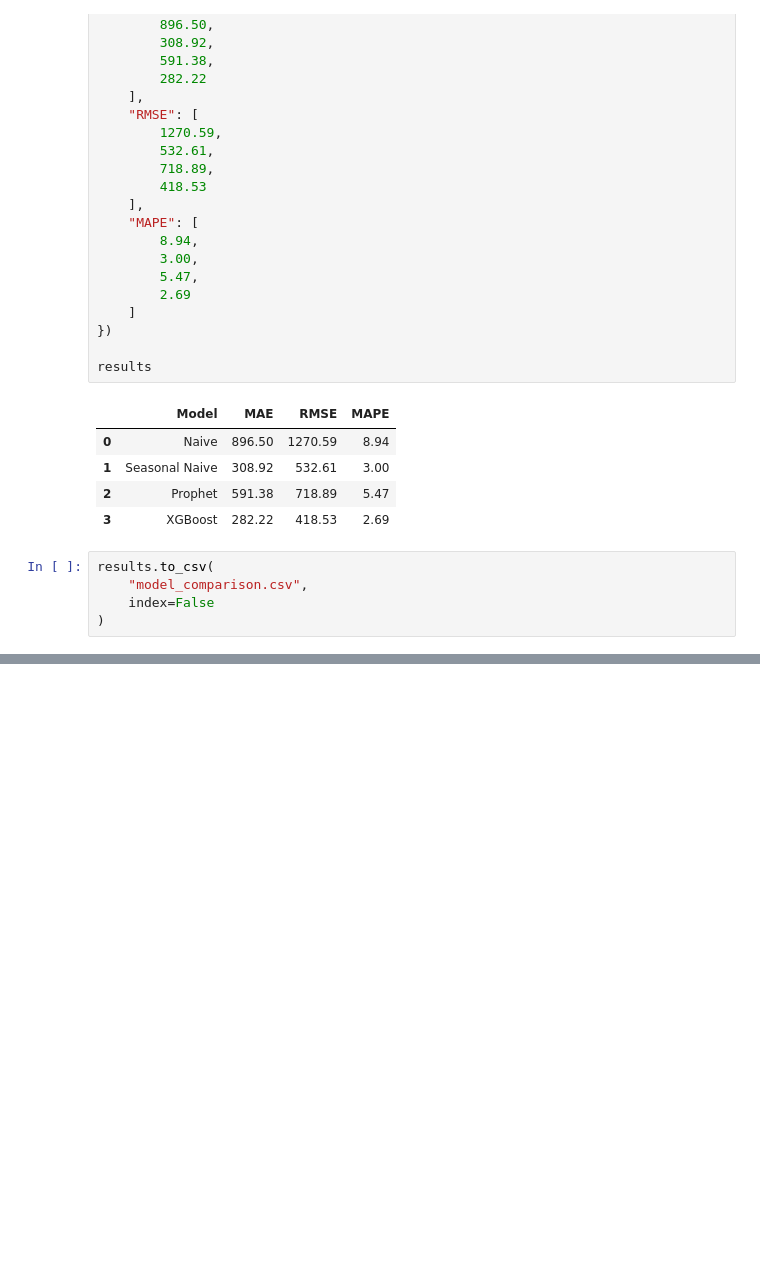
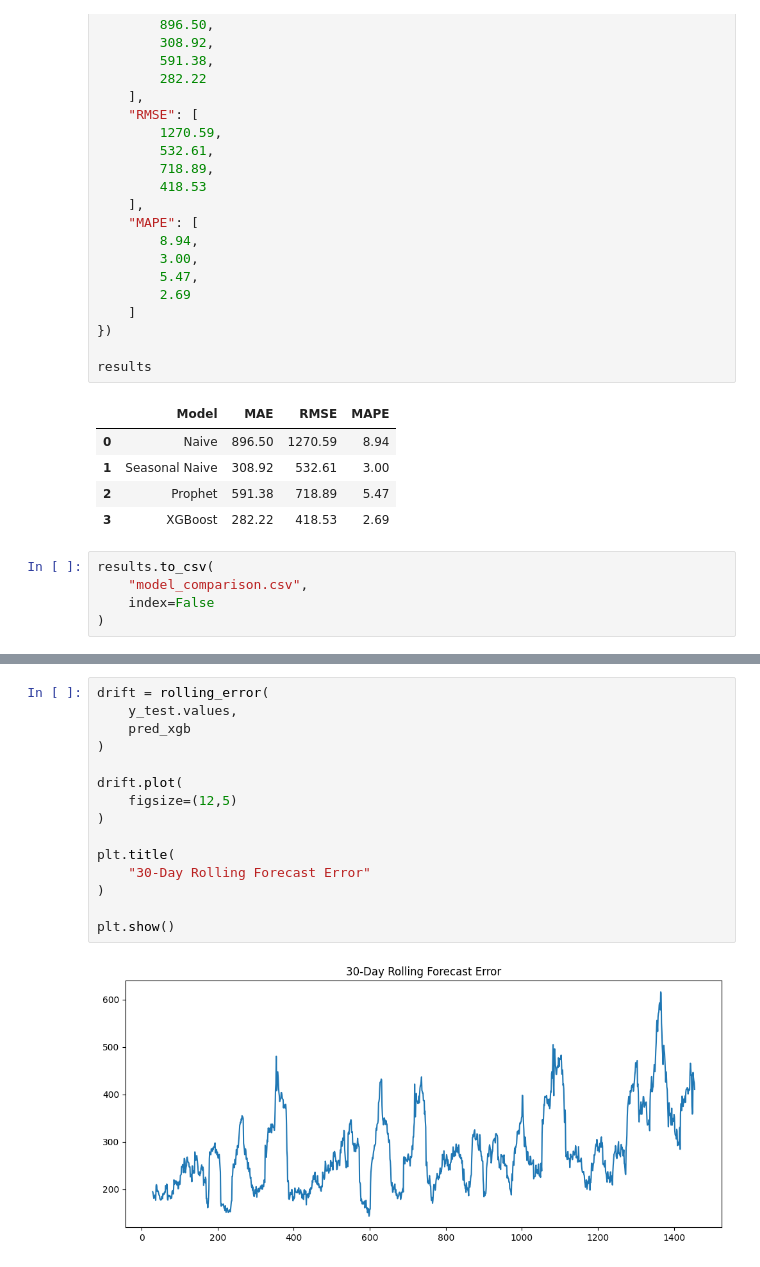
Before and after one commit to parthlearning10-bot/TASK_TIME_SERIES_DATA, a Jupyter notebook: NOTEBOOK/eda.ipynb, the cells around one changed output, grey strips where cells are left out. Saved outputs shown, nothing was run; the diff lists cells and outputs as text; blank space fills up the shorter version.

```diff
--- a/NOTEBOOK/eda.ipynb
+++ b/NOTEBOOK/eda.ipynb
@@ -599,0 +627,17 @@ results.to_csv(
+# %%
+drift = rolling_error(
+    y_test.values,
+    pred_xgb
+)
+
+drift.plot(
+    figsize=(12,5)
+)
+
+plt.title(
+    "30-Day Rolling Forecast Error"
+)
+
+plt.show()
+# %% [output]
+[figure, added]
```
Also changed, not shown: parts of 18 cells of this notebook, 4 other files.
